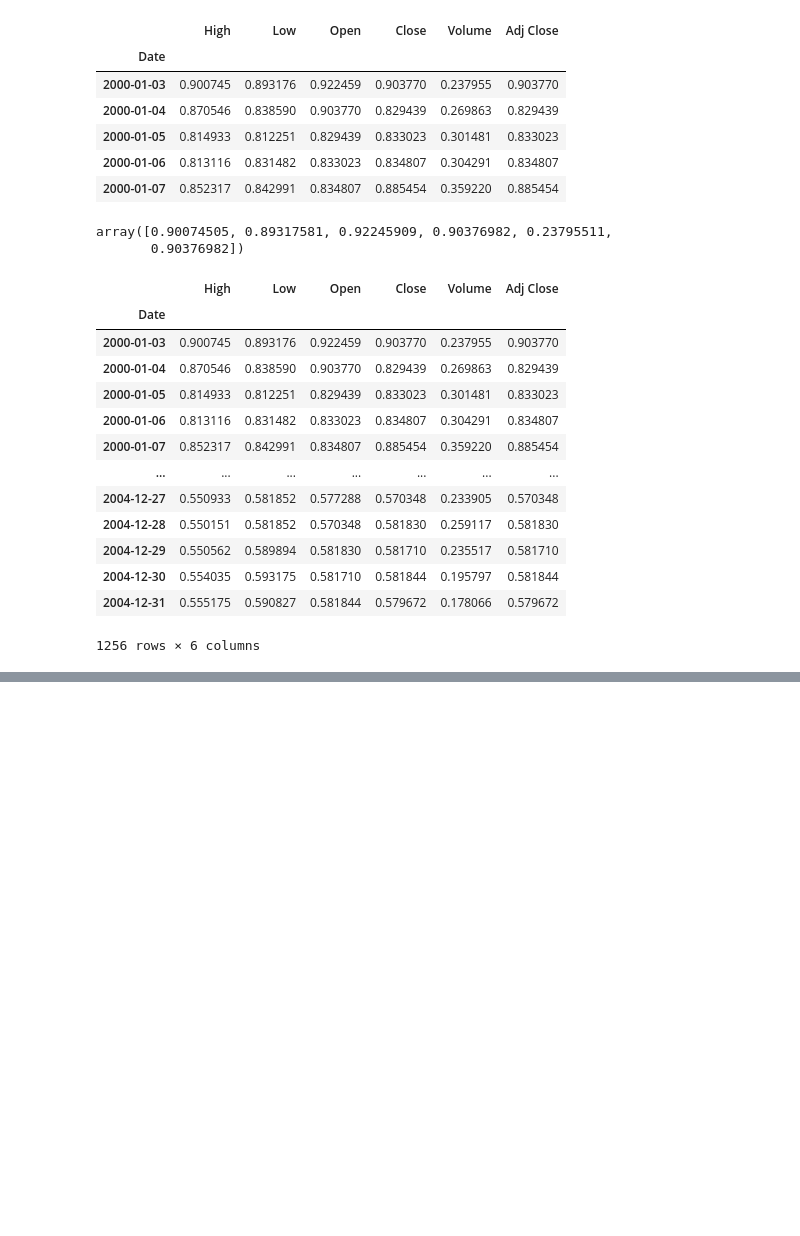
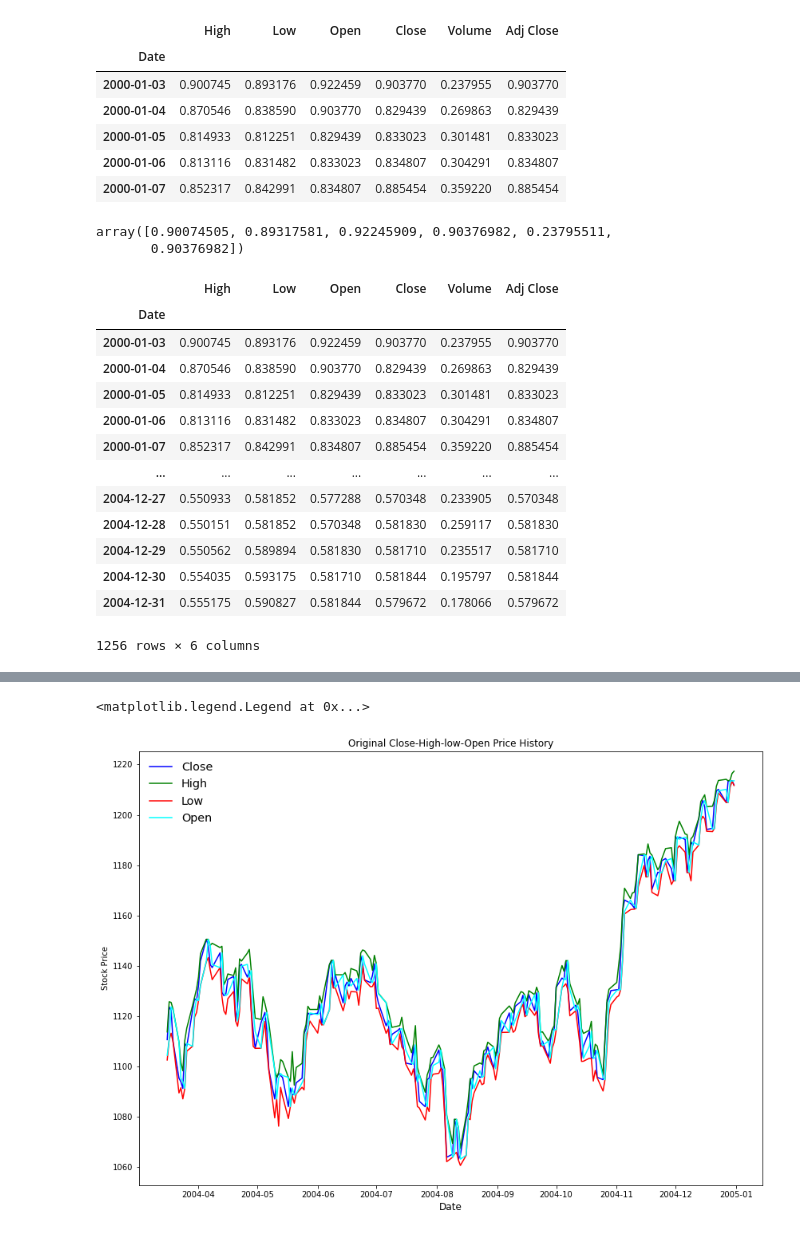
Before and after one commit to darouyc/SP_500, a Jupyter notebook: Devoir1.ipynb, the cells around one changed output, grey strips where cells are left out. Cells and saved outputs as stored; diff of their text form; code cells hidden in the pictures; blank space fills up the shorter version.

```diff
--- a/Devoir1.ipynb
+++ b/Devoir1.ipynb
@@ -243,0 +295,31 @@ plt.legend()
+# %%
+#original plot
+# Simple plotting of Amazon Stock Price
+
+f, (ax1) = plt.subplots(1, figsize=(14,10))
+
+# First Subplot:"Close Price History"
+ax1.plot(sp_data.index[1054:], sp_data["Close"][1054:], color="blue",label='Close')
+ax1.set_xlabel("Date", fontsize=12)
+ax1.set_ylabel("Stock Price")
+ax1.set_title("Original Close-High-low-Open Price History")
+
+# Second Subplot:"High Price History"
+ax1.plot(sp_data.index[1054:], sp_data["High"][1054:], color="green",label='High')
+ax1.set_xlabel("Date", fontsize=12)
+ax1.set_ylabel("Stock Price")
+
+# Third Subplot:Low Price History"
+ax1.plot(sp_data.index[1054:], sp_data["Low"][1054:], color="red",label='Low')
+ax1.set_xlabel("Date", fontsize=12)
+ax1.set_ylabel("Stock Price")
+
+# Forth Subplot:Open Price History"
+ax1.plot(sp_data.index[1054:], sp_data["Open"][1054:], color="cyan",label='Open')
+ax1.set_xlabel("Date", fontsize=12)
+ax1.set_ylabel("Stock Price")
+
+ax1.legend(loc='upper left', frameon=False, fontsize='x-large')
+# %% [output]
+<matplotlib.legend.Legend at 0x...>
+[figure, added]
```
Also changed, not shown: parts of 25 cells of this notebook, 3 other files.
